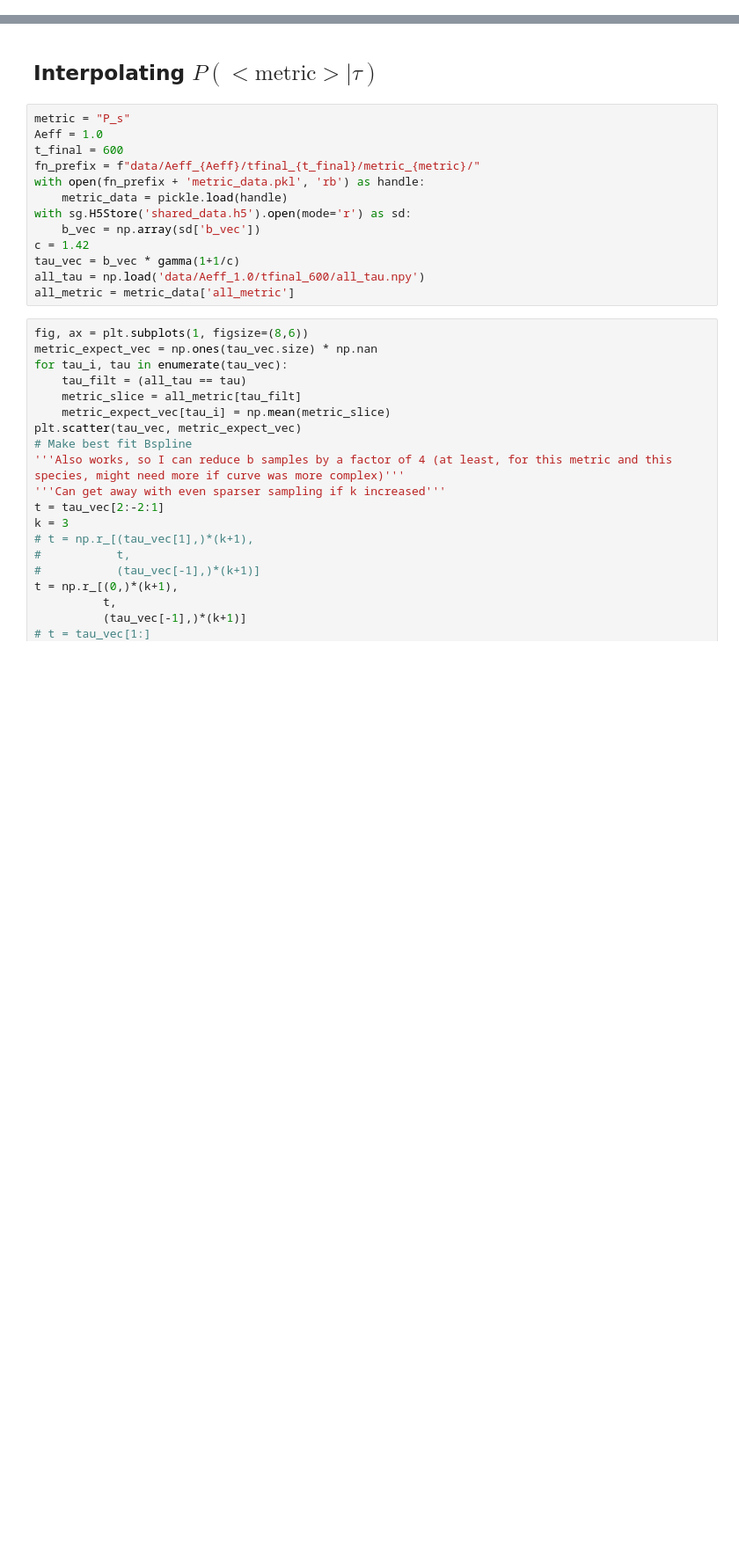
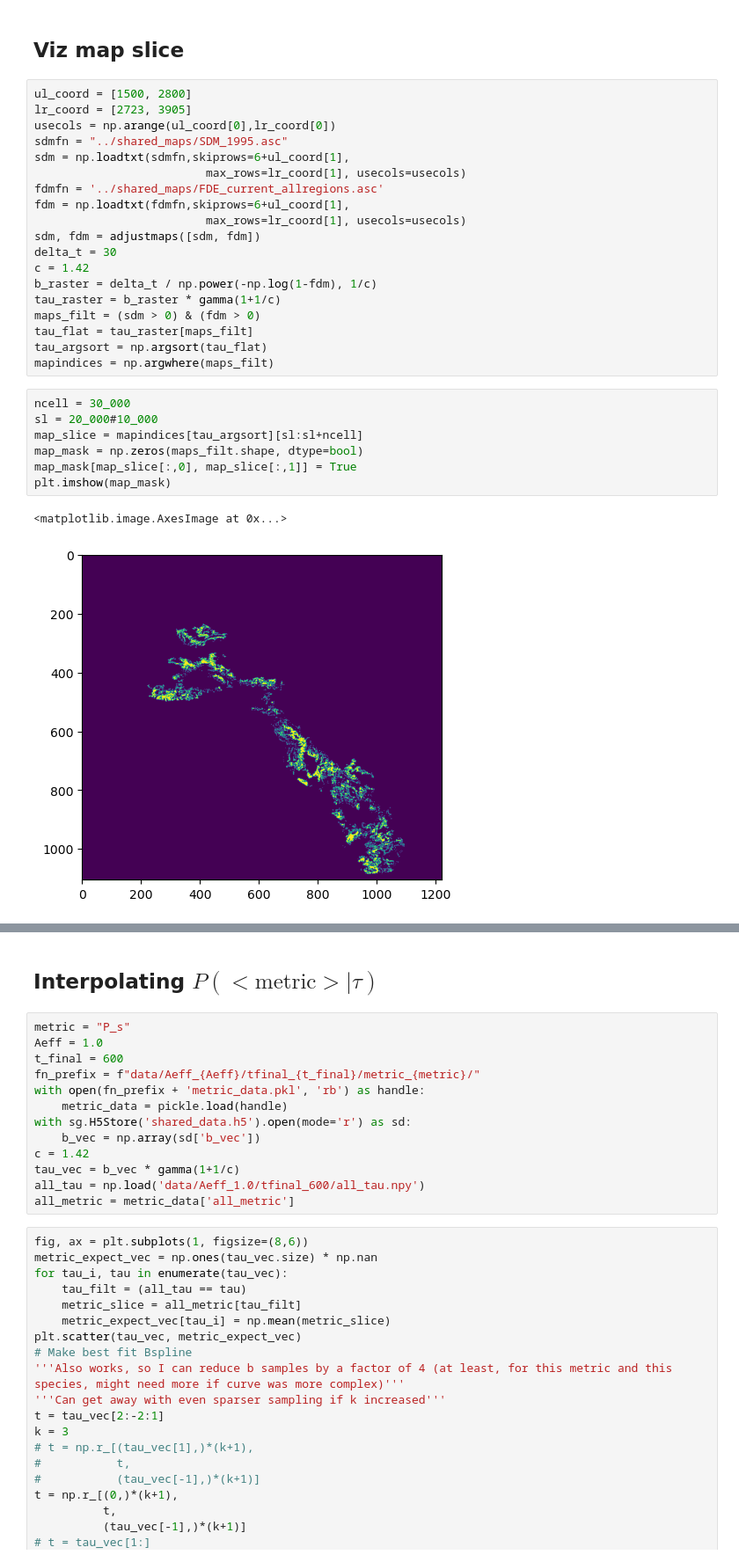
Before and after one commit to patricklawton/TecateCypress, a Jupyter notebook: sensitivity/viz.ipynb, the cells around one changed output, grey strips where cells are left out. Shown at 88% size. Cells and saved outputs as stored; diff of their text form; blank space fills up the shorter version.

```diff
--- a/sensitivity/viz.ipynb
+++ b/sensitivity/viz.ipynb
@@ -30,0 +29,31 @@ project = sg.get_project()
+# %% [markdown]
+## Viz map slice
+# %%
+ul_coord = [1500, 2800]
+lr_coord = [2723, 3905]
+usecols = np.arange(ul_coord[0],lr_coord[0])
+sdmfn = "../shared_maps/SDM_1995.asc"
+sdm = np.loadtxt(sdmfn,skiprows=6+ul_coord[1],
+                         max_rows=lr_coord[1], usecols=usecols)
+fdmfn = '../shared_maps/FDE_current_allregions.asc'
+fdm = np.loadtxt(fdmfn,skiprows=6+ul_coord[1],
+                         max_rows=lr_coord[1], usecols=usecols)
+sdm, fdm = adjustmaps([sdm, fdm])
+delta_t = 30
+c = 1.42
+b_raster = delta_t / np.power(-np.log(1-fdm), 1/c)
+tau_raster = b_raster * gamma(1+1/c)
+maps_filt = (sdm > 0) & (fdm > 0)
+tau_flat = tau_raster[maps_filt]
+tau_argsort = np.argsort(tau_flat)
+mapindices = np.argwhere(maps_filt)
+# %%
+ncell = 30_000
+sl = 20_000#10_000
+map_slice = mapindices[tau_argsort][sl:sl+ncell]
+map_mask = np.zeros(maps_filt.shape, dtype=bool)
+map_mask[map_slice[:,0], map_slice[:,1]] = True
+plt.imshow(map_mask)
+# %% [output]
+<matplotlib.image.AxesImage at 0x...>
+[figure, added]
```
Also changed, not shown: parts of 14 cells of this notebook, 7 other files.
